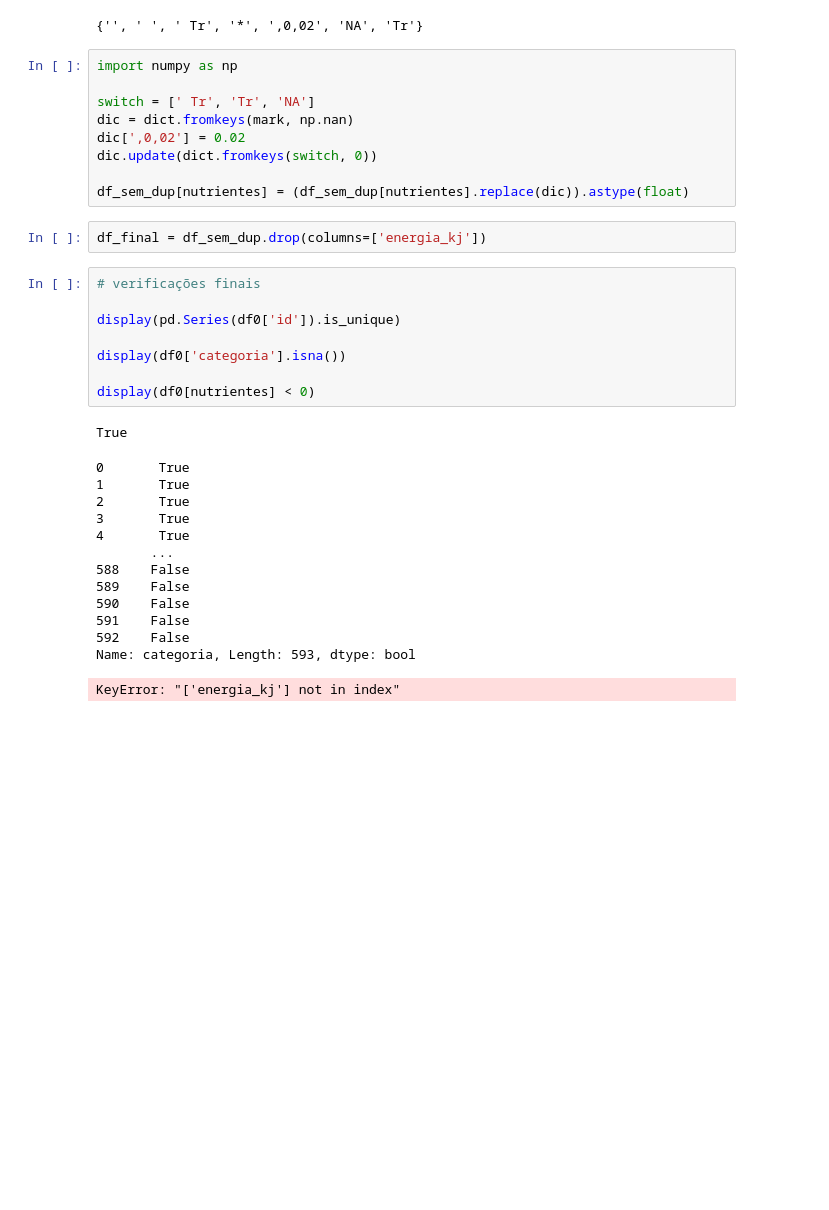
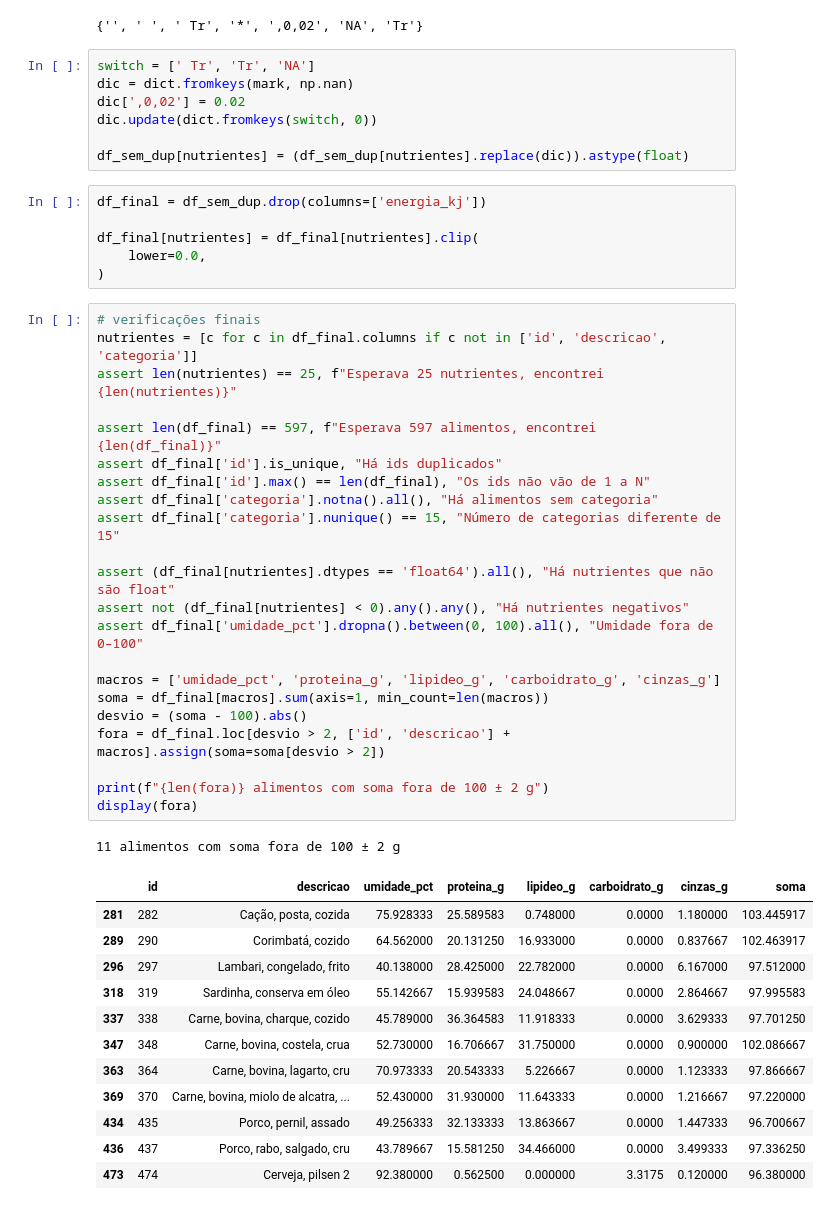
Before and after one commit to Swotty00/flavor-profile, a Jupyter notebook: notebooks/01_explorer_taco.ipynb, the cells around one changed output. Drawn from its saved outputs; the diff is of its cells as text; blank space fills up the shorter version.

```diff
--- a/notebooks/01_explorer_taco.ipynb
+++ b/notebooks/01_explorer_taco.ipynb
@@ -186,8 +186,6 @@ display(mark)
 # %% [output]
 {'', ' ', ' Tr', '*', ',0,02', 'NA', 'Tr'}
 # %%
-import numpy as np
-
 switch = [' Tr', 'Tr', 'NA']
 dic = dict.fromkeys(mark, np.nan)
 dic[',0,02'] = 0.02
@@ -196,26 +194,43 @@ dic.update(dict.fromkeys(switch, 0))
 df_sem_dup[nutrientes] = (df_sem_dup[nutrientes].replace(dic)).astype(float)
 # %%
 df_final = df_sem_dup.drop(columns=['energia_kj'])
+
+df_final[nutrientes] = df_final[nutrientes].clip(
+    lower=0.0,
+)
 # %%
 # verificações finais
+nutrientes = [c for c in df_final.columns if c not in ['id', 'descricao', 'categoria']]
+assert len(nutrientes) == 25, f"Esperava 25 nutrientes, encontrei {len(nutrientes)}"
 
-display(pd.Series(df0['id']).is_unique)
+assert len(df_final) == 597, f"Esperava 597 alimentos, encontrei {len(df_final)}"
+assert df_final['id'].is_unique, "Há ids duplicados"
+assert df_final['id'].max() == len(df_final), "Os ids não vão de 1 a N"
+assert df_final['categoria'].notna().all(), "Há alimentos sem categoria"
+assert df_final['categoria'].nunique() == 15, "Número de categorias diferente de 15"
 
-display(df0['categoria'].isna())
+assert (df_final[nutrientes].dtypes == 'float64').all(), "Há nutrientes que não são float"
+assert not (df_final[nutrientes] < 0).any().any(), "Há nutrientes negativos"
+assert df_final['umidade_pct'].dropna().between(0, 100).all(), "Umidade fora de 0–100"
 
-display(df0[nutrientes] < 0)
+macros = ['umidade_pct', 'proteina_g', 'lipideo_g', 'carboidrato_g', 'cinzas_g']
+soma = df_final[macros].sum(axis=1, min_count=len(macros))
+desvio = (soma - 100).abs()
+fora = df_final.loc[desvio > 2, ['id', 'descricao'] + macros].assign(soma=soma[desvio > 2])
+
+print(f"{len(fora)} alimentos com soma fora de 100 ± 2 g")
+display(fora)
 # %% [output]
-True
+11 alimentos com soma fora de 100 ± 2 g
-0       True
-1       True
-2       True
-3       True
-4       True
-       ...
-588    False
-589    False
-590    False
-591    False
-592    False
-Name: categoria, Length: 593, dtype: bool
-KeyError: "['energia_kj'] not in index"
+|  | id | descricao | umidade_pct | proteina_g | lipideo_g | carboidrato_g | cinzas_g | soma |
+| 281 | 282 | Cação, posta, cozida | 75.928333 | 25.589583 | 0.748000 | 0.0000 | 1.180000 | 103.445917 |
+| 289 | 290 | Corimbatá, cozido | 64.562000 | 20.131250 | 16.933000 | 0.0000 | 0.837667 | 102.463917 |
+| 296 | 297 | Lambari, congelado, frito | 40.138000 | 28.425000 | 22.782000 | 0.0000 | 6.167000 | 97.512000 |
+| 318 | 319 | Sardinha, conserva em óleo | 55.142667 | 15.939583 | 24.048667 | 0.0000 | 2.864667 | 97.995583 |
+| 337 | 338 | Carne, bovina, charque, cozido | 45.789000 | 36.364583 | 11.918333 | 0.0000 | 3.629333 | 97.701250 |
+| 347 | 348 | Carne, bovina, costela, crua | 52.730000 | 16.706667 | 31.750000 | 0.0000 | 0.900000 | 102.086667 |
+| 363 | 364 | Carne, bovina, lagarto, cru | 70.973333 | 20.543333 | 5.226667 | 0.0000 | 1.123333 | 97.866667 |
+| 369 | 370 | Carne, bovina, miolo de alcatra, ... | 52.430000 | 31.930000 | 11.643333 | 0.0000 | 1.216667 | 97.220000 |
+| 434 | 435 | Porco, pernil, assado | 49.256333 | 32.133333 | 13.863667 | 0.0000 | 1.447333 | 96.700667 |
+| 436 | 437 | Porco, rabo, salgado, cru | 43.789667 | 15.581250 | 34.466000 | 0.0000 | 3.499333 | 97.336250 |
+| 473 | 474 | Cerveja, pilsen 2 | 92.380000 | 0.562500 | 0.000000 | 3.3175 | 0.120000 | 96.380000 |
```
Also changed, not shown: parts of 2 cells of this notebook.
